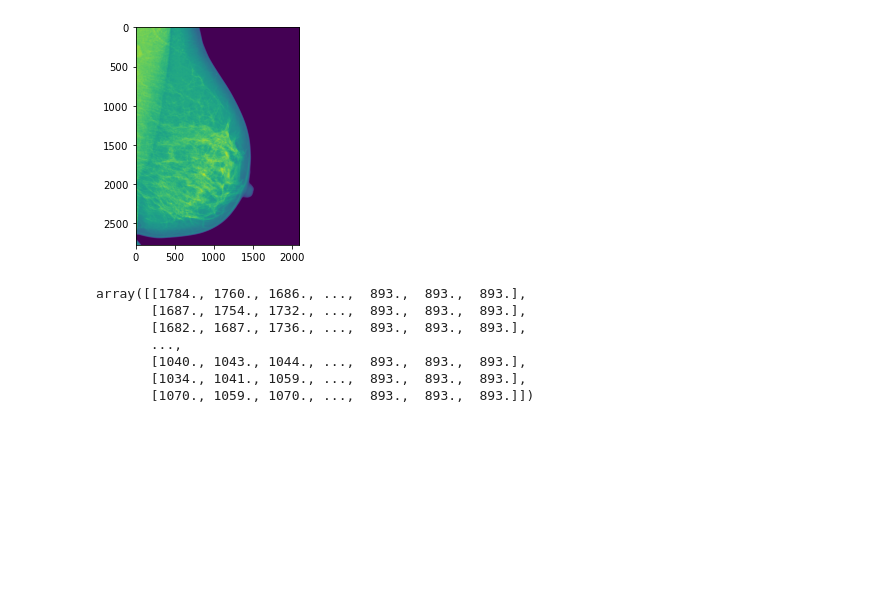
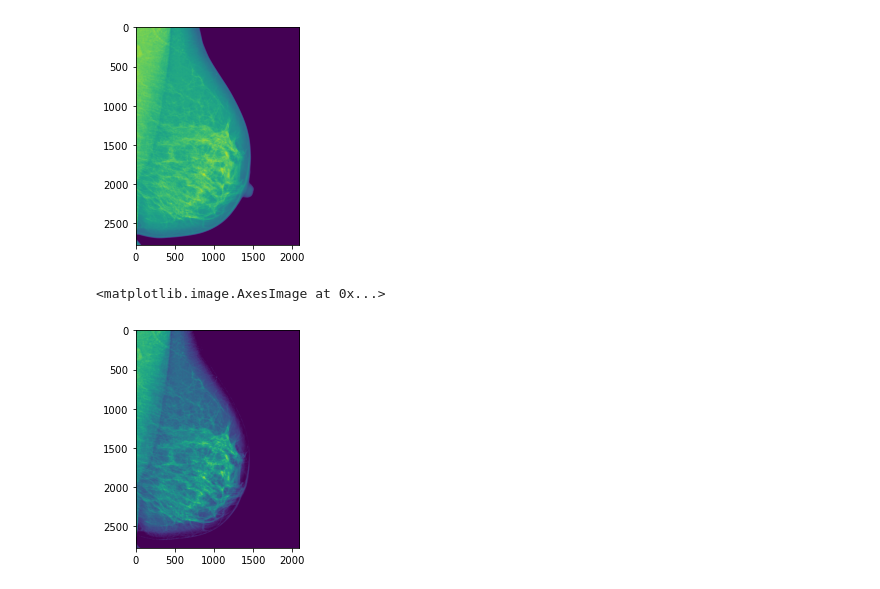
Before and after one commit to xueweichen0110/rnsa_mammography, a Jupyter notebook: rnsa_cnn_init.ipynb, the cells around one changed output. Drawn from its saved outputs; the diff is of its cells as text; code cells hidden in the pictures; blank space fills up the shorter version.

```diff
--- a/rnsa_cnn_init.ipynb
+++ b/rnsa_cnn_init.ipynb
@@ -214,14 +291,11 @@ def add_pad(image, new_height=512, new_width=512):
     return final_image
 # %%
 hu_image = transform_to_hu( train_image0, train_image0_array)
-window_image(hu_image, train_image0.WindowCenter, train_image0.WindowWidth)
+windowed_image0 = window_image(hu_image, train_image0.WindowCenter, train_image0.WindowWidth)
-# %% [output]
-array([[1784., 1760., 1686., ...,  893.,  893.,  893.],
-       [1687., 1754., 1732., ...,  893.,  893.,  893.],
-       [1682., 1687., 1736., ...,  893.,  893.,  893.],
-       ...,
-       [1040., 1043., 1044., ...,  893.,  893.,  893.],
-       [1034., 1041., 1059., ...,  893.,  893.,  893.],
-       [1070., 1059., 1070., ...,  893.,  893.,  893.]])
+# %%
+plt.imshow(windowed_image0)
+# %% [output]
+<matplotlib.image.AxesImage at 0x...>
+[figure, added]
 # %%
 #file_path = "train_images/10006/1459541791.dcm"
```
Also changed, not shown: parts of 19 cells of this notebook.
